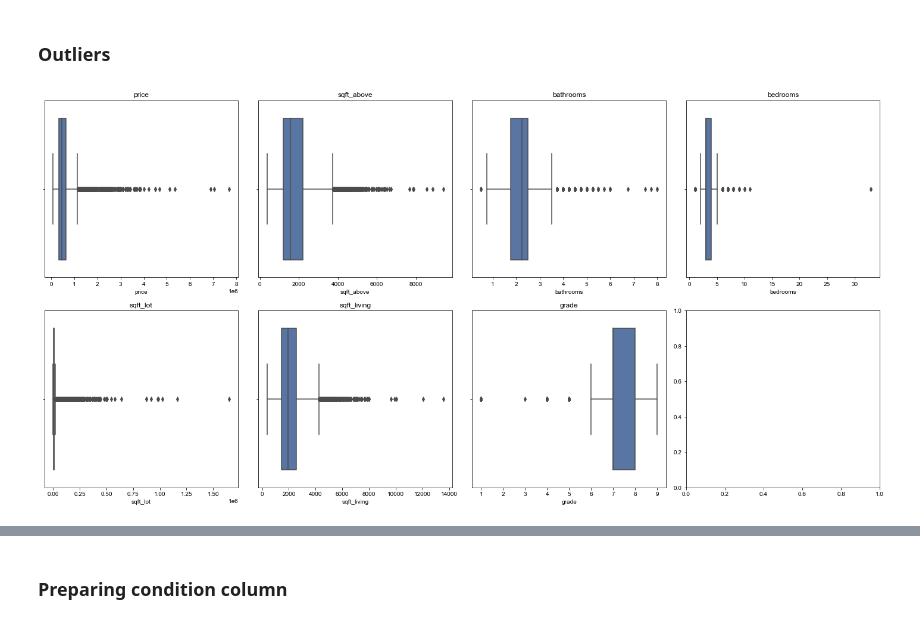
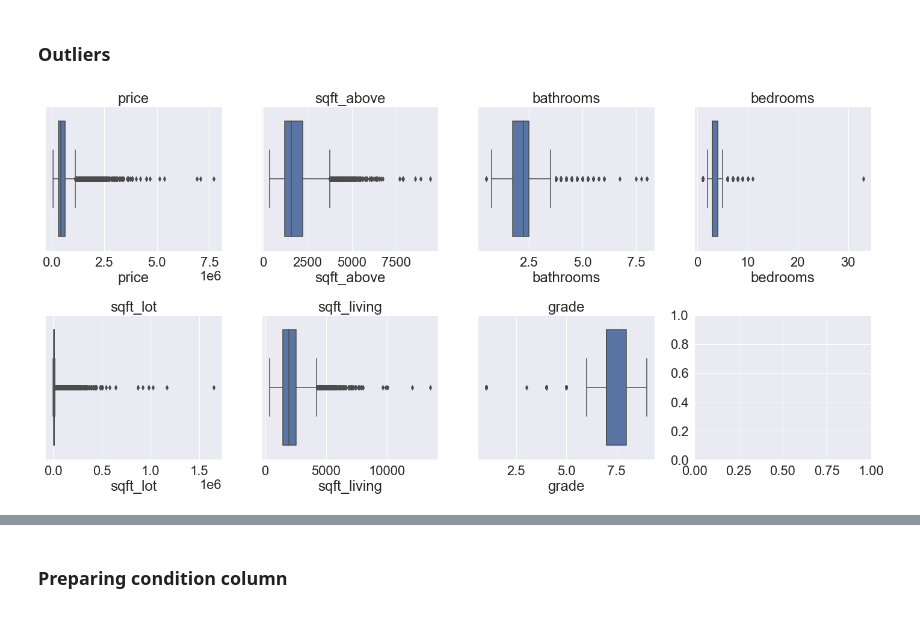
Before and after one commit to atienosonia/dsc-phase-2-project-v2-3, a Jupyter notebook: student.ipynb, the cells around one changed output, grey strips where cells are left out. Drawn from its saved outputs; the diff is of its cells as text; code cells hidden in the pictures.

```diff
--- a/student.ipynb
+++ b/student.ipynb
@@ -188,29 +189,29 @@ df['grade'] = df['grade'].astype(str).str[:1].astype(int)
 # %%
 # function to visualize outliers
 
 def plot_boxplots(df, cols):
     fig, axes = plt.subplots(2, 4, figsize=(20,10))
     axes = axes.ravel()
-    sns.set(font_scale=1.0)
+    sns.set(font_scale=2.0)
     for i, col in enumerate(cols):
 
         # convert the x-axis variable to a numeric data type
 
         df[col] = df[col].astype(float)
         sns.boxplot(x=df[col], ax=axes[i])
 
         axes[i].set_title(col)
     plt.tight_layout()
 
 # specify the columns to plot
 
 cols = ['price', 'sqft_above', 'bathrooms', 'bedrooms', 'sqft_lot', 'sqft_living', 'grade']
 
 # call the plot_boxplots function
 
 plot_boxplots(df, cols)
 # %% [output]
-[figure, old version]
+[figure, new version]
 # %%
 
 # function to remove outliers
```
Also changed, not shown: parts of 16 cells of this notebook.
